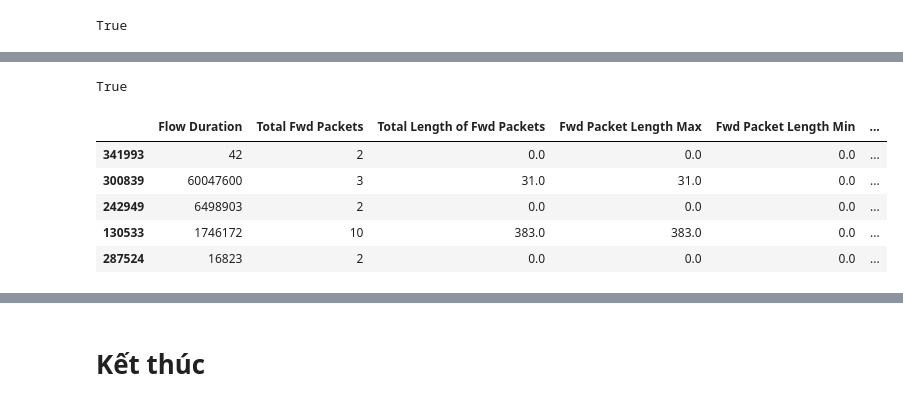
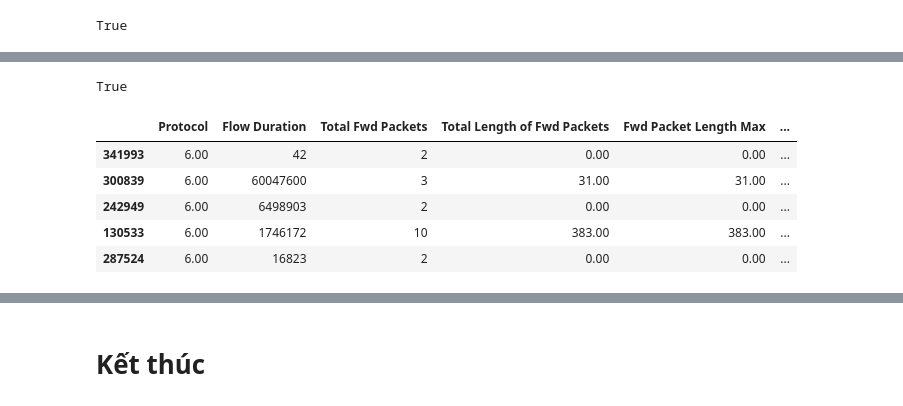
Before and after one commit to VietDQ1904/DataMining-Project-2026, a Jupyter notebook: source/features/features.ipynb, the cells around one changed output, grey strips where cells are left out. Drawn from its saved outputs; the diff is of its cells as text; code cells hidden in the pictures.

```diff
--- a/source/features/features.ipynb
+++ b/source/features/features.ipynb
@@ -28,6 +30,7 @@ from sklearn.preprocessing import OneHotEncoder, StandardScaler, MinMaxScaler, R
 
 pd.set_option("display.max_columns", 500)
 pd.set_option("display.max_rows", 500)
+pd.set_option('display.float_format', lambda x: '%.2f' % x)
 # %% [markdown]
 ### 2.2. Lấy tập dữ liệu đã xử lý
 # %%
@@ -376,30 +392,30 @@ filtered.head()
 # %%
 cols = ["Fwd PSH Flags", "FIN Flag Count", "PSH Flag Count", "ACK Flag Count", "URG Flag Count", "Protocol"]
 
 encoder = OneHotEncoder(sparse_output=False, dtype='int', handle_unknown="ignore")
 encoded_array = encoder.fit_transform(x_train[cols])
 
 def apply_one_hot(df, encoder, columns_to_encode):
     encoded_array = encoder.transform(df[columns_to_encode])
 
     encoded_df = pd.DataFrame(
         encoded_array,
         columns=encoder.get_feature_names_out(columns_to_encode),
         index=df.index
     )
 
     return pd.concat([df.drop(columns=columns_to_encode), encoded_df], axis=1)
 
-x_train = apply_one_hot(x_train, encoder, cols)
-x_val = apply_one_hot(x_val, encoder, cols)
-x_test = apply_one_hot(x_test, encoder, cols)
+for df in [x_train, x_val, x_test]:
+    df = apply_one_hot(df, encoder, cols)
+
 print(x_train.shape[1] == x_val.shape[1] == x_test.shape[1])
 x_train.head()
 # %% [output]
 True
-|  | Flow Duration | Total Fwd Packets | Total Length of Fwd Packets | Fwd Packet Length Max | Fwd Packet Length Min | ... |
-| 341993 | 42 | 2 | 0.0 | 0.0 | 0.0 | ... |
-| 300839 | 60047600 | 3 | 31.0 | 31.0 | 0.0 | ... |
-| 242949 | 6498903 | 2 | 0.0 | 0.0 | 0.0 | ... |
-| 130533 | 1746172 | 10 | 383.0 | 383.0 | 0.0 | ... |
-| 287524 | 16823 | 2 | 0.0 | 0.0 | 0.0 | ... |
+|  | Protocol | Flow Duration | Total Fwd Packets | Total Length of Fwd Packets | Fwd Packet Length Max | ... |
+| 341993 | 6.00 | 42 | 2 | 0.00 | 0.00 | ... |
+| 300839 | 6.00 | 60047600 | 3 | 31.00 | 31.00 | ... |
+| 242949 | 6.00 | 6498903 | 2 | 0.00 | 0.00 | ... |
+| 130533 | 6.00 | 1746172 | 10 | 383.00 | 383.00 | ... |
+| 287524 | 6.00 | 16823 | 2 | 0.00 | 0.00 | ... |
```
Also changed, not shown: parts of 20 cells of this notebook, 1 other file.
